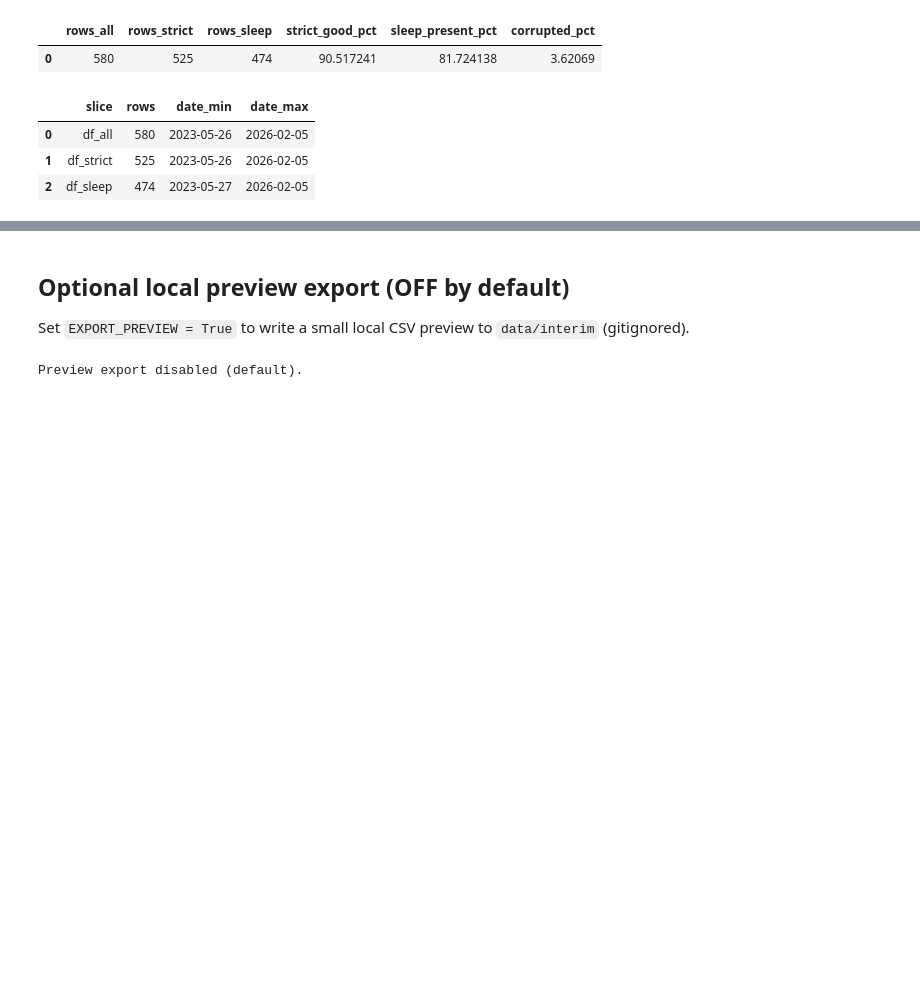
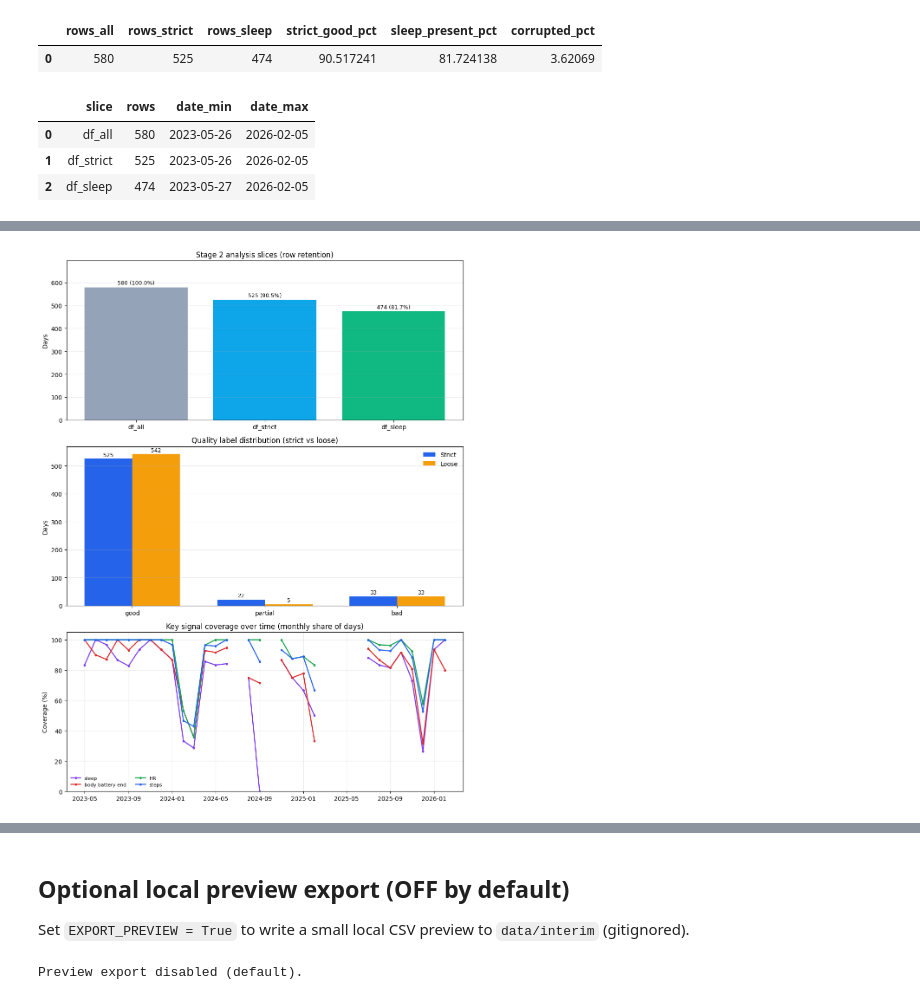
Before and after one commit to AlexBatrakov/wearable-analytics, a Jupyter notebook: notebooks/01_eda_prepare.ipynb, the cells around one changed output, grey strips where cells are left out. Saved outputs shown, nothing was run; the diff lists cells and outputs as text; code cells hidden in the pictures; blank space fills up the shorter version.

```diff
--- a/notebooks/01_eda_prepare.ipynb
+++ b/notebooks/01_eda_prepare.ipynb
@@ -258,0 +336,87 @@ Missingness over core columns — df_sleep
+# %%
+# Block B visuals: slice retention, quality label distribution, and monthly key-signal coverage
+plt.style.use("default")
+
+slice_counts = pd.Series({name: len(frame) for name, frame in frames.items()})
+slice_base = int(slice_counts.get("df_all", 0)) or 1
+
+fig, axes = plt.subplots(3, 1, figsize=(10, 13))
+
+# 1) Slice retention
+ax = axes[0]
+labels = ["df_all", "df_strict", "df_sleep"]
+counts = [int(slice_counts.get(label, 0)) for label in labels]
+colors = ["#94a3b8", "#0ea5e9", "#10b981"]
+bars = ax.bar(labels, counts, color=colors)
+ax.set_title("Stage 2 analysis slices (row retention)")
+ax.set_ylabel("Days")
+ax.set_ylim(0, max(counts) * 1.2 if counts else 1)
+for bar, count in zip(bars, counts):
+    ax.text(
+        bar.get_x() + bar.get_width() / 2,
+        bar.get_height() + 6,
+        f"{count} ({count / slice_base * 100:.1f}%)",
+        ha="center",
+        va="bottom",
+        fontsize=9,
+    )
+ax.grid(axis="y", alpha=0.25)
+
+# 2) Quality label distribution (strict vs loose)
+ax = axes[1]
+order = ["good", "partial", "bad"]
+strict_counts = df_all["day_quality_label_strict"].astype(str).value_counts().reindex(order, fill_value=0)
+loose_counts = df_all["day_quality_label_loose"].astype(str).value_counts().reindex(order, fill_value=0)
+x = np.arange(len(order))
+width = 0.36
+ax.bar(x - width / 2, strict_counts.values, width, label="Strict", color="#2563eb")
+ax.bar(x + width / 2, loose_counts.values, width, label="Loose", color="#f59e0b")
+ax.set_xticks(x)
+ax.set_xticklabels(order)
+ax.set_ylabel("Days")
+ax.set_title("Quality label distribution (strict vs loose)")
+ax.legend(frameon=False)
+ax.grid(axis="y", alpha=0.25)
+for i, v in enumerate(strict_counts.values):
+    ax.text(i - width / 2, v + 4, str(int(v)), ha="center", va="bottom", fontsize=9)
+for i, v in enumerate(loose_counts.values):
+    ax.text(i + width / 2, v + 4, str(int(v)), ha="center", va="bottom", fontsize=9)
+
+# 3) Monthly coverage of key signals (share of days with signal present)
+ax = axes[2]
+coverage_cols = [c for c in ["has_sleep", "has_bodybattery_end", "has_hr", "has_steps"] if c in df_all.columns]
+coverage_df = df_all[["calendarDate", *coverage_cols]].copy()
+coverage_df["calendarDate"] = pd.to_datetime(coverage_df["calendarDate"], errors="coerce")
+coverage_df = coverage_df.dropna(subset=["calendarDate"]).sort_values("calendarDate").set_index("calendarDate")
+for c in coverage_cols:
+    coverage_df[c] = coverage_df[c].astype("boolean").fillna(False).astype(int)
+monthly_cov = coverage_df.resample("MS").mean() * 100.0
+label_map = {
+    "has_sleep": "sleep",
+    "has_bodybattery_end": "body battery end",
+    "has_hr": "HR",
+    "has_steps": "steps",
+}
+color_map = {
+    "has_sleep": "#7c3aed",
+    "has_bodybattery_end": "#dc2626",
+    "has_hr": "#16a34a",
+    "has_steps": "#2563eb",
+}
+for c in coverage_cols:
+    ax.plot(
+        monthly_cov.index, monthly_cov[c],
+        marker="o", markersize=2.8, linewidth=1.7,
+        label=label_map.get(c, c),
+        color=color_map.get(c),
+    )
+ax.set_ylim(0, 105)
+ax.set_ylabel("Coverage (%)")
+ax.set_title("Key signal coverage over time (monthly share of days)")
+ax.grid(alpha=0.25)
+ax.legend(ncol=2, frameon=False, fontsize=8)
+
+fig.tight_layout()
+plt.show()
+# %% [output]
+[figure, added]
```
Also changed, not shown: parts of 15 cells of this notebook.
